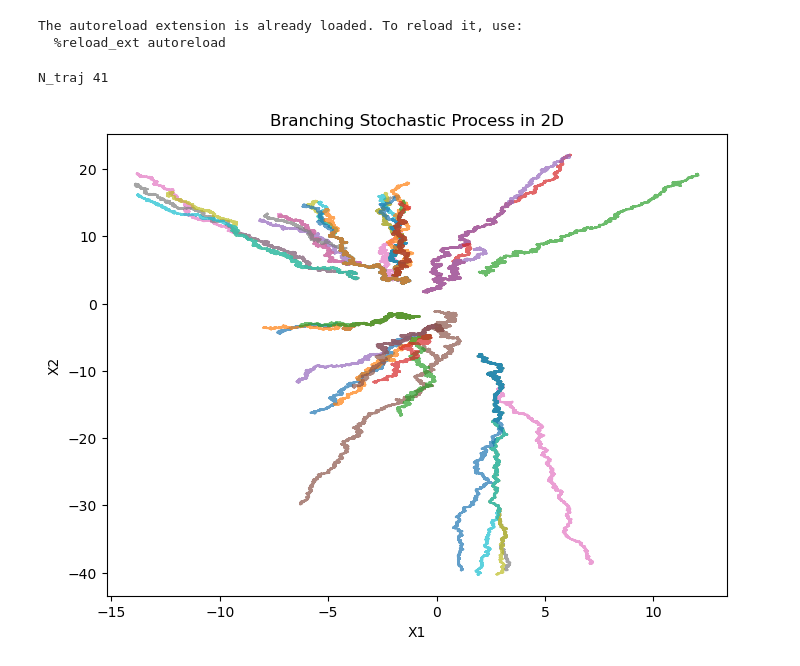
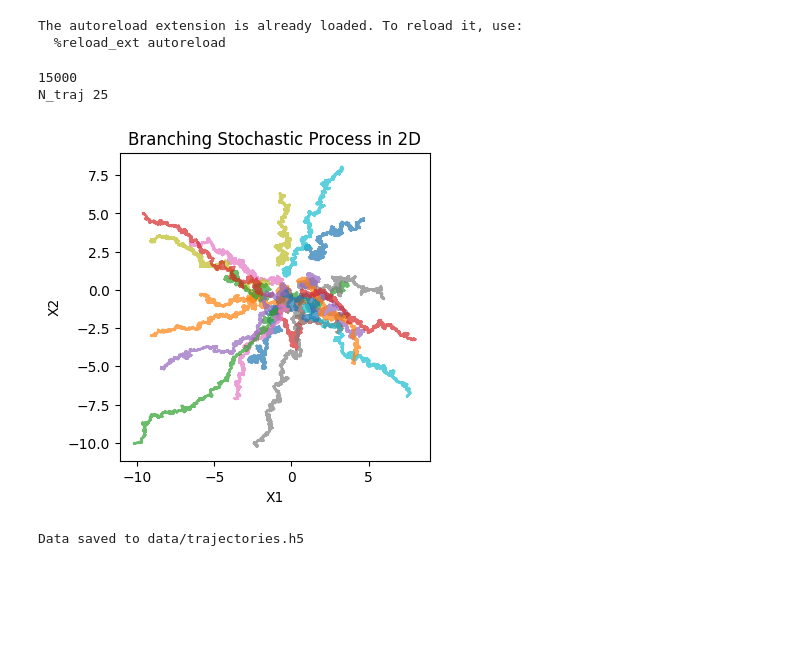
Before and after one commit to StanleyN1/OTProject, a Jupyter notebook: trajectory_inference/src/branching_test.ipynb, the cells around one changed output. Cells and saved outputs as stored; diff of their text form; code cells hidden in the pictures; blank space fills up the shorter version.

Commit message:
added trajectory data, parameter sweep via weights and biases

```diff
--- a/trajectory_inference/src/branching_test.ipynb
+++ b/trajectory_inference/src/branching_test.ipynb
@@ -14,27 +14,35 @@ The autoreload extension is already loaded. To reload it, use:
 # %%
 d = 2
 A = np.array([[1, 0.1],
               [-0.1, 1]])
+
 # A = np.array([1.0])
 
 G = np.array([[1, 0.0],
               [0.0, 1]])
+
+G = np.eye(d)
 # G = np.array([1.0])
 
 H = G@G.T
 
-# lambda_func = lambda X: 1.3 * np.exp(-np.linalg.norm(X))  # Decaying branching rate
-lambda_func = lambda X: 1 # 1.0 # 1.0 # Constant branching rate
+lambda_func = lambda X: 1.3 * np.exp(-0.01*np.linalg.norm(X))  # Decaying branching rate
+lambda_func = lambda X: 0.0 # 1.0 # 1.0 # Constant branching rate
 
-N_init = 10
-X0 = np.random.multivariate_normal([0, 0], np.diag([10, 10]), N_init) # np.random.normal(0, 1, (N_init, A.shape[1]))
+N_init = 25
+X0 = np.random.multivariate_normal(np.zeros(d), np.diag(np.ones(d)), N_init) # np.random.normal(0, 1, (N_init, A.shape[1]))
 # X0 = np.random.normal(0, 1, (N_init))
-process = BranchingStochasticProcess(A, G, X0, lambda_func, dt=0.0001, T=1.5, N_traj=10)
+Nt = 15000
+process = BranchingStochasticProcess(A, G, dt=0.0001, Nt=Nt, N_traj=10)
 # process = BranchingStochasticProcess(A, G, X0, no_branch_lambda_func, dt=0.0001, T=2.0, N_traj=10)
-process.simulate(X0)
+process.simulate(X0, lambda_func=lambda_func)
 print("N_traj", process.N_traj)
 # print(process.lineage_tree)
 process.plot_trajectories(downsample=1)
+
+process.save_file('data/trajectories.h5', downsample_rate=500)
 # %% [output]
-N_traj 41
+15000
+N_traj 25
-[figure, old version]
+[figure, new version]
+Data saved to data/trajectories.h5
```
Also changed, not shown: parts of 23 cells of this notebook, 14 other files.
